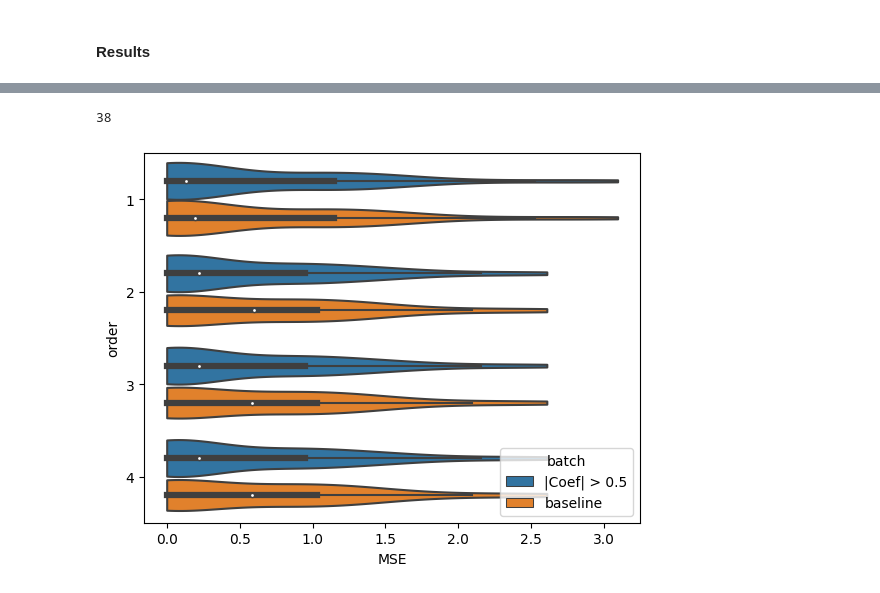
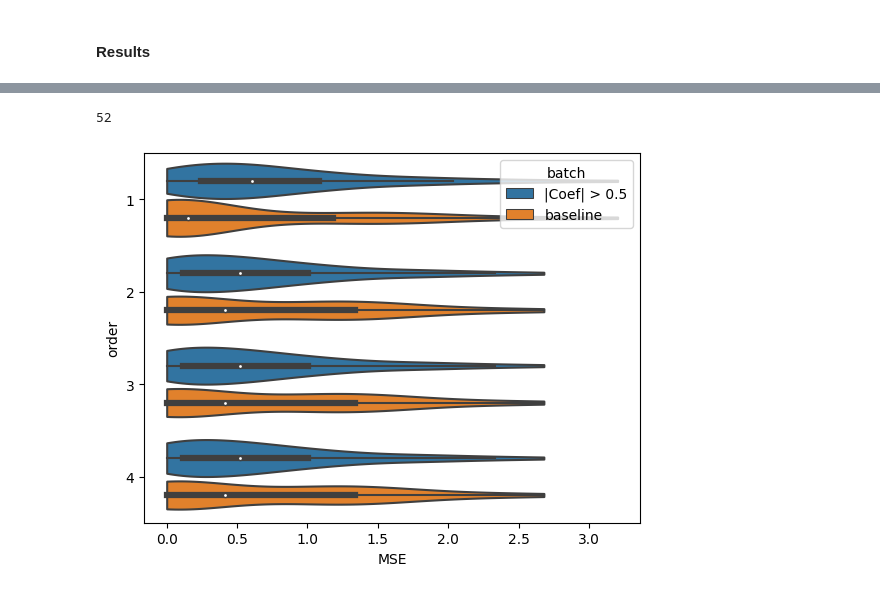
Before and after one commit to Yatish0833/multiomics-synergies, a Jupyter notebook: explainability.ipynb, the cells around one changed output, grey strips where cells are left out. Drawn from its saved outputs; the diff is of its cells as text; code cells hidden in the pictures.

```diff
--- a/explainability.ipynb
+++ b/explainability.ipynb
@@ -54,5 +45,4 @@ x.isna().sum().sum()
 3042799
 # %%
 #DIR
-y = pd.read_csv(y_input)[['drug_id','cell_line_name','ln_IC50']]
-y
+y = pd.read_csv(y_input, usecols=['drug_id','cell_line_name','ln_IC50'])
@@ -75,15 +51,17 @@ y
 # %% [markdown]
 #### Functions
 # %%
-def results_fit_to_df(results):
+def results_fit_to_df(results, ols, y):
     coeffs = results.params.tolist()
     pvals = results.pvalues.tolist()
     pseudo_r2 = results.rsquared
     adj_r2 = results.rsquared_adj
     tvals = results.tvalues.tolist()
-    mse = results.mse_resid
     cint_low = results.conf_int()[0].tolist()
     cint_high = results.conf_int()[1].tolist()
+
+    pred_y = ols.predict(results.params)
+    pear_R = pearsonr(pred_y, y)
 
     try:
         results = results.summary()
@@ -101,8 +79,9 @@ def results_fit_to_df(results):
     results['converged'] = converged
     results['pseudo_r2'] = pseudo_r2
     results['adj_r2'] = adj_r2
-    results["MSE"] = mse
+    results["MSE"] = np.square(y - pred_y).mean()
     results['[0.025'] = cint_low
     results['0.975]'] = cint_high
+    results["pearsonR"] = pear_R.statistic
     return results
 # %%
@@ -179,5 +130,5 @@ def r2_hist(result, title="Histogram of $R^2$ values", save="r_squared", x_label
 # %% [markdown]
 #### Results
 # %%
-r2_5 = regression_per_drug(proteins, drug_list, filter=0.5)
+coef_05 = regression_per_drug(interactions, drug_list, filter=0.5)
 # %% [output]
@@ -368,3 +241,3 @@ error in OLS, drug  2503 number of variables (+) 3027
 # %%
-r2_05 = regression_per_drug(proteins, drug_list)
+baseline = regression_per_drug(interactions, drug_list)
 # %% [output]
@@ -415,5 +315,5 @@ error in OLS, drug 2173 number of variables (+) 2916
 # %%
-len(r2_05[["drug"]].drop_duplicates())
+len(baseline[["drug"]].drop_duplicates())
 # %% [output]
-38
+52
 # %%
@@ -421,10 +321,10 @@ r2_05.to_csv(working_dir+"baseline.csv", index=False)
 # %%
-r2_5["batch"] = "|Coef| > 0.5"
-r2_05["batch"] = "baseline"
+coef_05["batch"] = "|Coef| > 0.5"
+baseline["batch"] = "baseline"
 
-r_combined = pd.concat([r2_5, r2_05], ignore_index=True)
-r_combined = r_combined[["MSE", "pearsonR", "order", "drug", "batch"]].drop_duplicates(ignore_index=True)
-sns.violinplot(data=r_combined, x="MSE", y="order", hue="batch", cut=0, orient="h" )
+combined = pd.concat([coef_05, baseline], ignore_index=True)
+combined = combined[["MSE", "pearsonR", "order", "drug", "batch"]].drop_duplicates(ignore_index=True)
+sns.violinplot(data=combined, x="MSE", y="order", hue="batch", cut=0, orient="h" )
 plt.savefig(working_dir+"img/mse.png")
 # %% [output]
-[figure, old version]
+[figure, new version]
```
Also changed, not shown: parts of 24 cells of this notebook, 4 other files.
